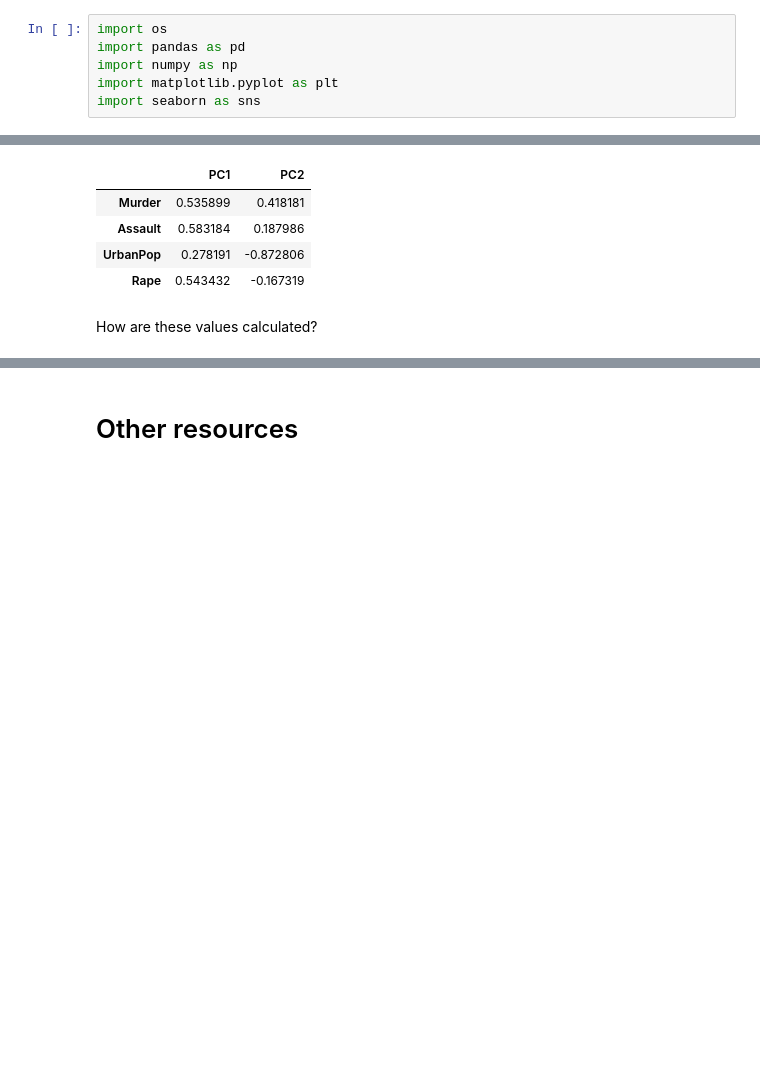
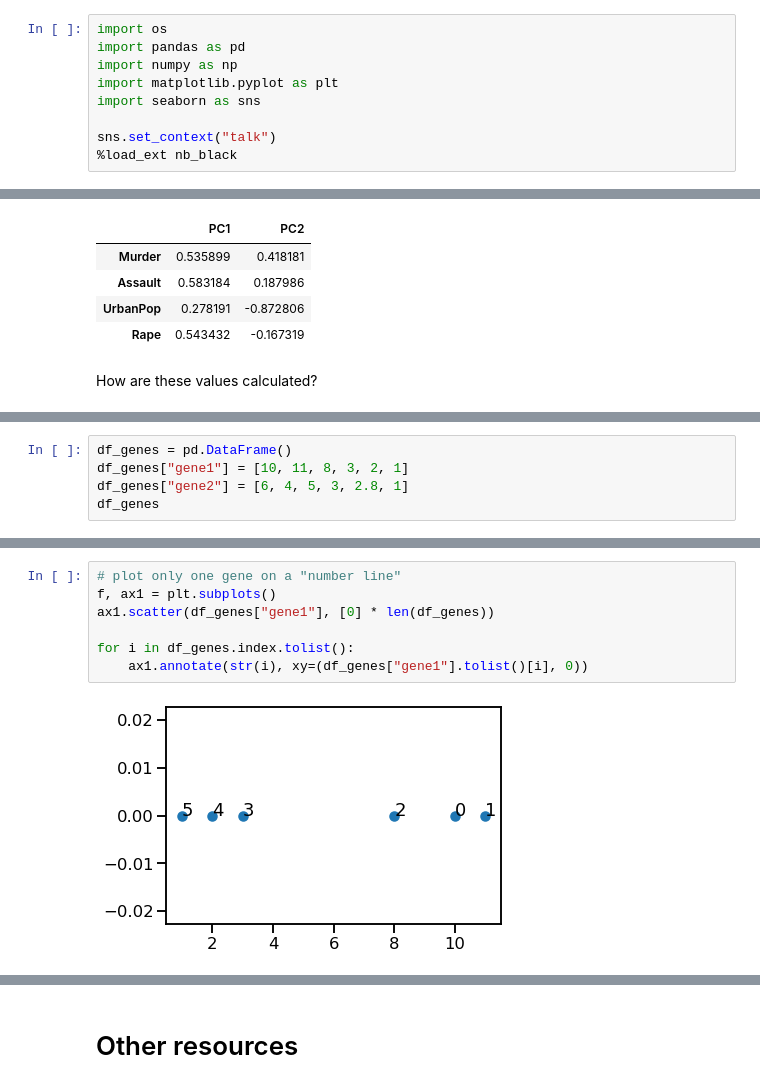
Before and after one commit to benslack19/my_DS_notes, a Jupyter notebook: analysis_and_machine_learning/ML_ISLR_C10_Unsupervised_Learning.ipynb, the cells around one changed output, grey strips where cells are left out. Saved outputs shown, nothing was run; the diff lists cells and outputs as text; blank space fills up the shorter version.

```diff
--- a/analysis_and_machine_learning/ML_ISLR_C10_Unsupervised_Learning.ipynb
+++ b/analysis_and_machine_learning/ML_ISLR_C10_Unsupervised_Learning.ipynb
@@ -16,3 +16,6 @@ import pandas as pd
 import numpy as np
 import matplotlib.pyplot as plt
 import seaborn as sns
+
+sns.set_context("talk")
+%load_ext nb_black
@@ -122,0 +141,5 @@ How are these values calculated?
+# %%
+df_genes = pd.DataFrame()
+df_genes["gene1"] = [10, 11, 8, 3, 2, 1]
+df_genes["gene2"] = [6, 4, 5, 3, 2.8, 1]
+df_genes
@@ -122,0 +155,9 @@ How are these values calculated?
+# %%
+# plot only one gene on a "number line"
+f, ax1 = plt.subplots()
+ax1.scatter(df_genes["gene1"], [0] * len(df_genes))
+
+for i in df_genes.index.tolist():
+    ax1.annotate(str(i), xy=(df_genes["gene1"].tolist()[i], 0))
+# %% [output]
+[figure, added]
```
Also changed, not shown: parts of 47 cells of this notebook.
